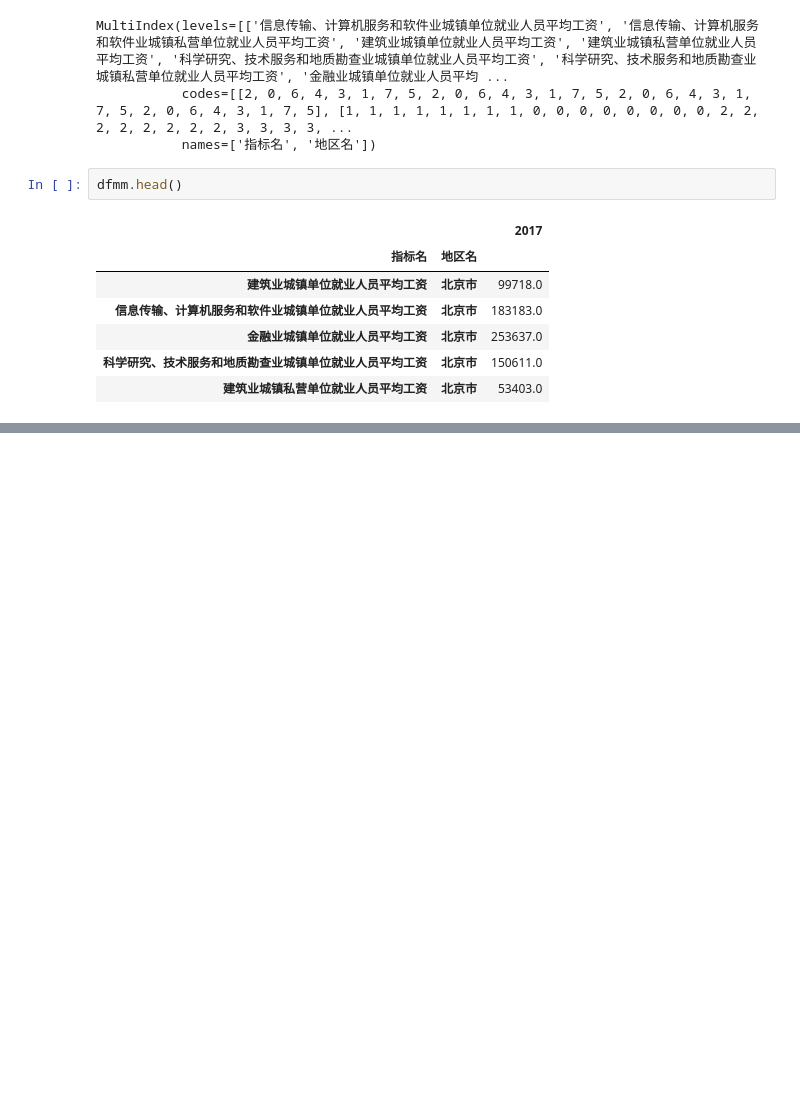
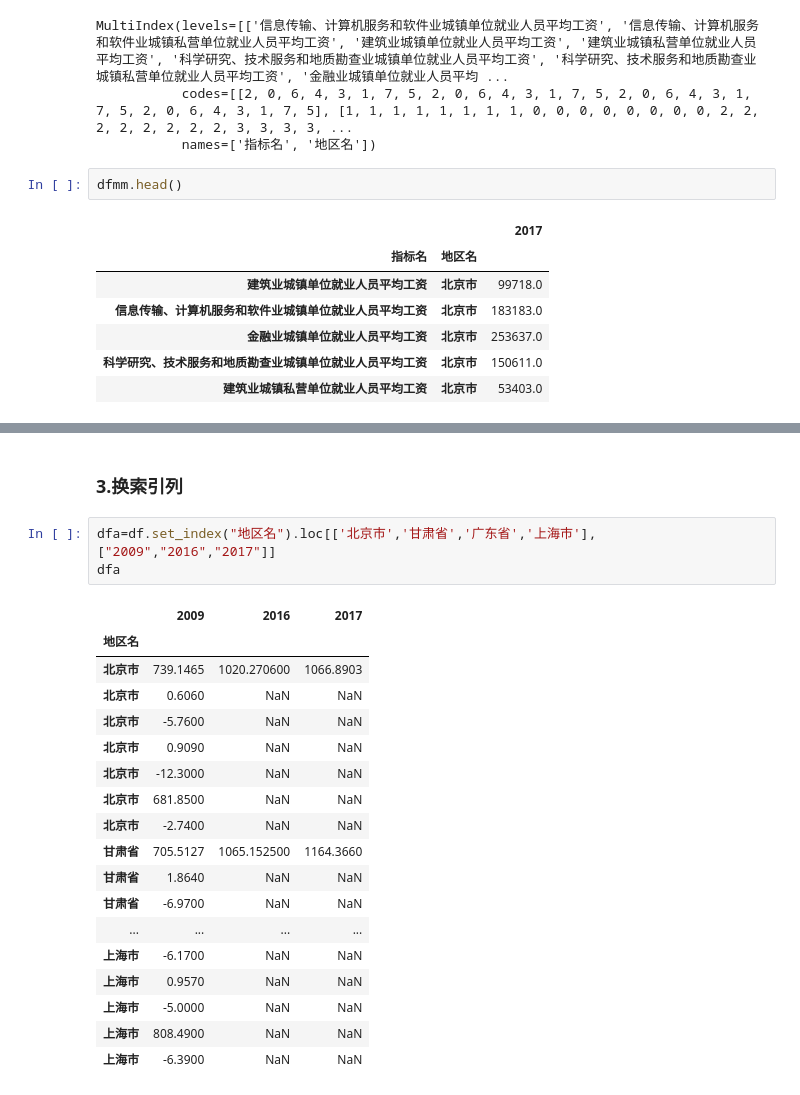
Before and after one commit to LuJIAYan/interactive-visualization, a Jupyter notebook: plotly/time/plotly_week2.ipynb, the cells around one changed output, grey strips where cells are left out. Drawn from its saved outputs; the diff is of its cells as text; blank space fills up the shorter version.

```diff
--- a/plotly/time/plotly_week2.ipynb
+++ b/plotly/time/plotly_week2.ipynb
@@ -386,0 +415,24 @@ dfmm.unstack(1).iplot(kind = "bar")
+# %% [markdown]
+### 3.换索引列
+# %%
+dfa=df.set_index("地区名").loc[['北京市','甘肃省','广东省','上海市'],["2009","2016","2017"]]
+dfa
+# %% [output]
+|  | 2009 | 2016 | 2017 |
+| 地区名 |  |  |  |
+| 北京市 | 739.1465 | 1020.270600 | 1066.8903 |
+| 北京市 | 0.6060 | NaN | NaN |
+| 北京市 | -5.7600 | NaN | NaN |
+| 北京市 | 0.9090 | NaN | NaN |
+| 北京市 | -12.3000 | NaN | NaN |
+| 北京市 | 681.8500 | NaN | NaN |
+| 北京市 | -2.7400 | NaN | NaN |
+| 甘肃省 | 705.5127 | 1065.152500 | 1164.3660 |
+| 甘肃省 | 1.8640 | NaN | NaN |
+| 甘肃省 | -6.9700 | NaN | NaN |
+| ... | ... | ... | ... |
+| 上海市 | -6.1700 | NaN | NaN |
+| 上海市 | 0.9570 | NaN | NaN |
+| 上海市 | -5.0000 | NaN | NaN |
+| 上海市 | 808.4900 | NaN | NaN |
+| 上海市 | -6.3900 | NaN | NaN |
```
Also changed, not shown: parts of 54 cells of this notebook.
